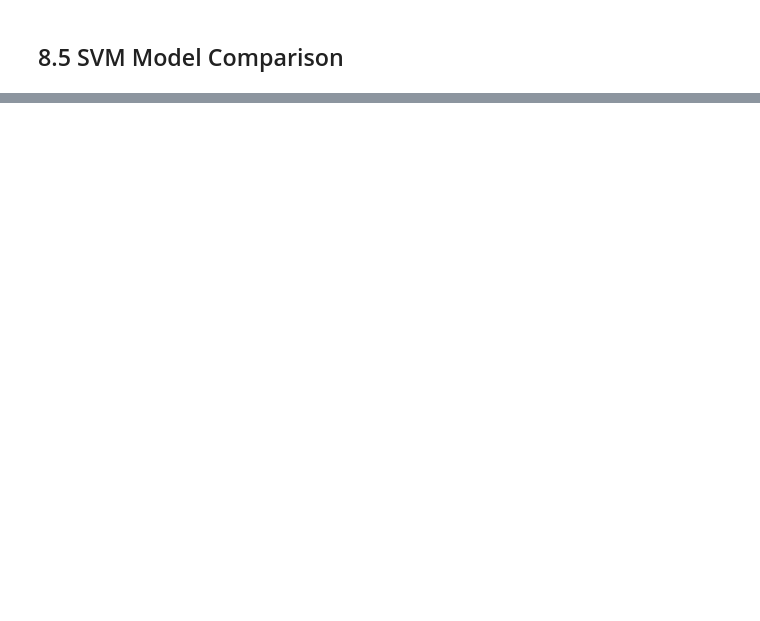
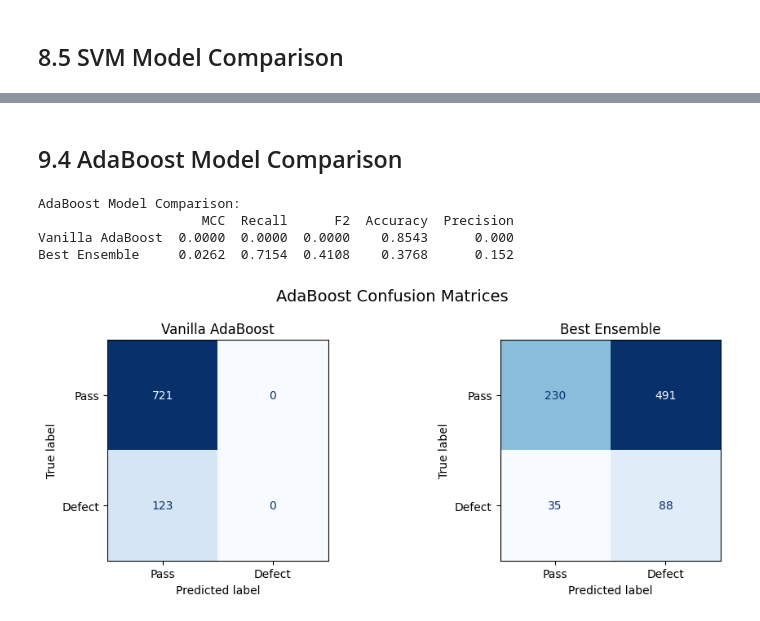
Before and after one commit to Antibodyy/La_Finale, a Jupyter notebook: Semiconductor Quality Control/COMPILED_WORKBOOK_IN_PROGRESS.ipynb, the cells around one changed output, grey strips where cells are left out. Cells and saved outputs as stored; diff of their text form; code cells hidden in the pictures; blank space fills up the shorter version.

```diff
--- a/Semiconductor Quality Control/COMPILED_WORKBOOK_IN_PROGRESS.ipynb
+++ b/Semiconductor Quality Control/COMPILED_WORKBOOK_IN_PROGRESS.ipynb
@@ -1110,0 +1307,44 @@ Vanilla AdaBoost:
+# %% [markdown]
+## 9.4 AdaBoost Model Comparison
+# %%
+def get_metrics_ada(y_true, y_pred):
+    return {
+        'MCC': matthews_corrcoef(y_true, y_pred),
+        'Recall': recall_score(y_true, y_pred),
+        'F2': fbeta_score(y_true, y_pred, beta=2),
+        'Accuracy': accuracy_score(y_true, y_pred),
+        'Precision': precision_score(y_true, y_pred, zero_division=0)
+    }
+
+ada_comparison = pd.DataFrame({
+    'Vanilla AdaBoost': get_metrics_ada(y_test, y_pred_ada),
+    'Best Ensemble': get_metrics_ada(y_test, y_pred_best_ada)
+}).T
+
+print("AdaBoost Model Comparison:")
+print(ada_comparison.round(4).to_string())
+
+# Side by side confusion matrices
+fig, axes = plt.subplots(1, 2, figsize=(10, 4))
+
+cm_vanilla = confusion_matrix(y_test, y_pred_ada)
+disp1 = ConfusionMatrixDisplay(confusion_matrix=cm_vanilla, display_labels=['Pass', 'Defect'])
+disp1.plot(cmap='Blues', values_format='d', ax=axes[0], colorbar=False)
+axes[0].set_title('Vanilla AdaBoost')
+axes[0].grid(False)
+
+cm_best = confusion_matrix(y_test, y_pred_best_ada)
+disp2 = ConfusionMatrixDisplay(confusion_matrix=cm_best, display_labels=['Pass', 'Defect'])
+disp2.plot(cmap='Blues', values_format='d', ax=axes[1], colorbar=False)
+axes[1].set_title('Best Ensemble')
+axes[1].grid(False)
+
+plt.suptitle('AdaBoost Confusion Matrices', fontsize=14)
+plt.tight_layout()
+plt.show()
+# %% [output]
+AdaBoost Model Comparison:
+                     MCC  Recall      F2  Accuracy  Precision
+Vanilla AdaBoost  0.0000  0.0000  0.0000    0.8543      0.000
+Best Ensemble     0.0262  0.7154  0.4108    0.3768      0.152
+[figure, added]
```
Also changed, not shown: parts of 31 cells of this notebook, 2 other files.
